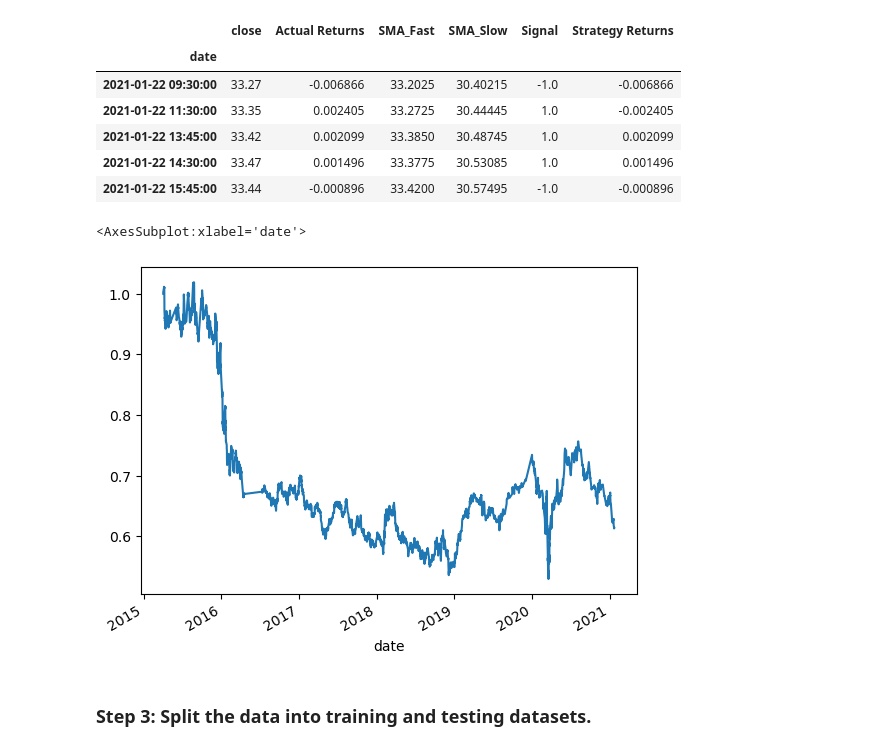
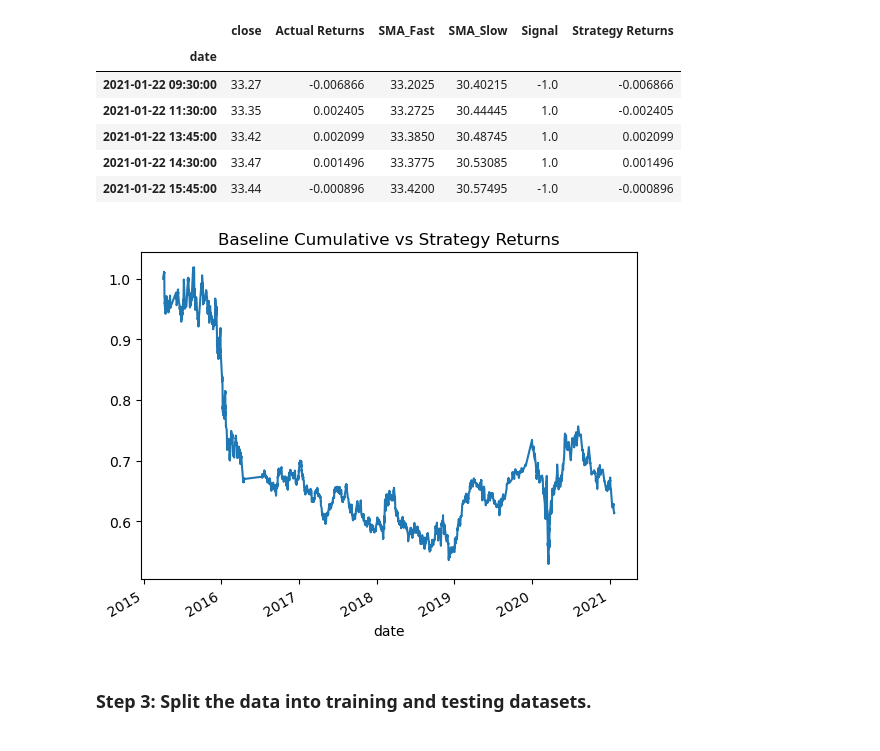
Before and after one commit to AndrewRBader/Challenge-14_CU-fintech, a Jupyter notebook: machine_learning_trading_bot.ipynb, the cells around one changed output. Drawn from its saved outputs; the diff is of its cells as text; code cells hidden in the pictures.

```diff
--- a/machine_learning_trading_bot.ipynb
+++ b/machine_learning_trading_bot.ipynb
@@ -224,10 +221,10 @@ display(signals_df.tail())
 | 2021-01-22 15:45:00 | 33.44 | -0.000896 | 33.4200 | 30.57495 | -1.0 | -0.000896 |
 # %%
 # Plot Strategy Returns to examine performance
-(1 + signals_df['Strategy Returns']).cumprod().plot()
+(1 + signals_df['Strategy Returns']).cumprod().plot(title="Baseline Cumulative vs Strategy Returns")
+plt.savefig('baseline_cumulative_vs_strategy')
 # %% [output]
-<AxesSubplot:xlabel='date'>
-[figure, old version]
+[figure, new version]
 # %% [markdown]
 ### Step 3: Split the data into training and testing datasets.
 # %%
```
Also changed, not shown: parts of 4 cells of this notebook, 1 other file.
